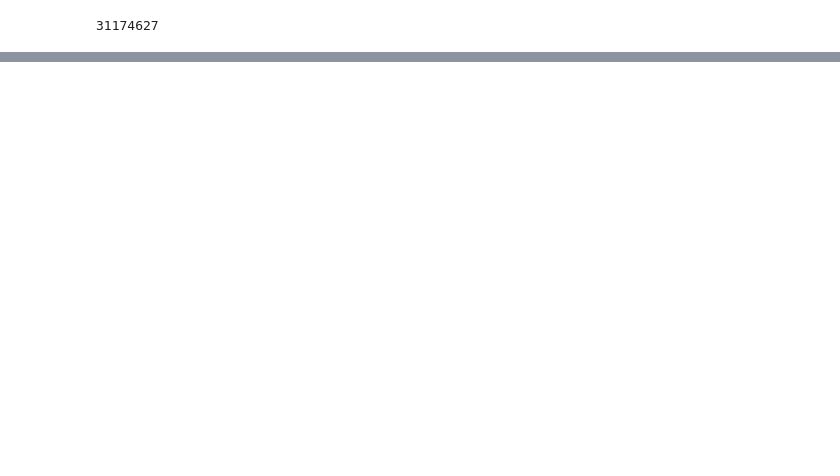
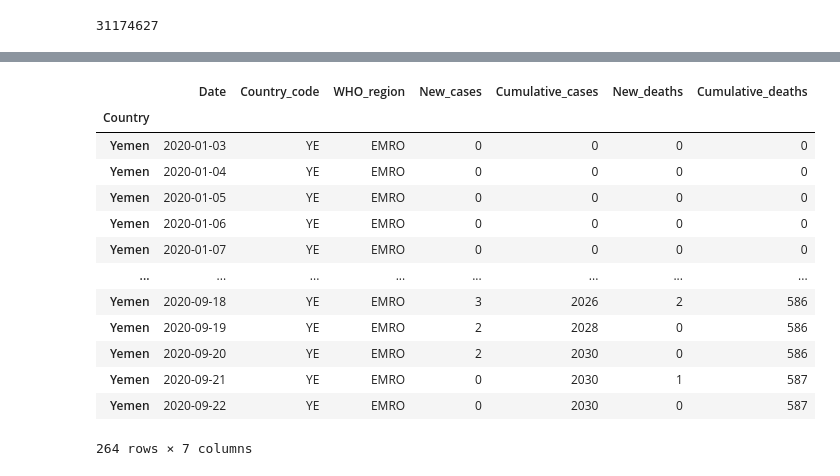
Before and after one commit to Johan-Liebert1/Covid-19_DataAnalysis, a Jupyter notebook: Covid Cases Plotting.ipynb, the cells around one changed output, grey strips where cells are left out. Saved outputs shown, nothing was run; the diff lists cells and outputs as text; code cells hidden in the pictures; blank space fills up the shorter version.

```diff
--- a/Covid Cases Plotting.ipynb
+++ b/Covid Cases Plotting.ipynb
@@ -477,0 +471,20 @@ plt.show()
+# %%
+asiaprob = df.groupby('WHO_region').get_group('EMRO')
+# asiaprob.columns
+asiaprob.set_index('Country', inplace = True)
+asiaprob.loc['Yemen']
+# %% [output]
+|  | Date | Country_code | WHO_region | New_cases | Cumulative_cases | New_deaths | Cumulative_deaths |
+| Country |  |  |  |  |  |  |  |
+| Yemen | 2020-01-03 | YE | EMRO | 0 | 0 | 0 | 0 |
+| Yemen | 2020-01-04 | YE | EMRO | 0 | 0 | 0 | 0 |
+| Yemen | 2020-01-05 | YE | EMRO | 0 | 0 | 0 | 0 |
+| Yemen | 2020-01-06 | YE | EMRO | 0 | 0 | 0 | 0 |
+| Yemen | 2020-01-07 | YE | EMRO | 0 | 0 | 0 | 0 |
+| ... | ... | ... | ... | ... | ... | ... | ... |
+| Yemen | 2020-09-18 | YE | EMRO | 3 | 2026 | 2 | 586 |
+| Yemen | 2020-09-19 | YE | EMRO | 2 | 2028 | 0 | 586 |
+| Yemen | 2020-09-20 | YE | EMRO | 2 | 2030 | 0 | 586 |
+| Yemen | 2020-09-21 | YE | EMRO | 0 | 2030 | 1 | 587 |
+| Yemen | 2020-09-22 | YE | EMRO | 0 | 2030 | 0 | 587 |
+264 rows × 7 columns
```
Also changed, not shown: parts of 2 cells of this notebook, 2 other files.
